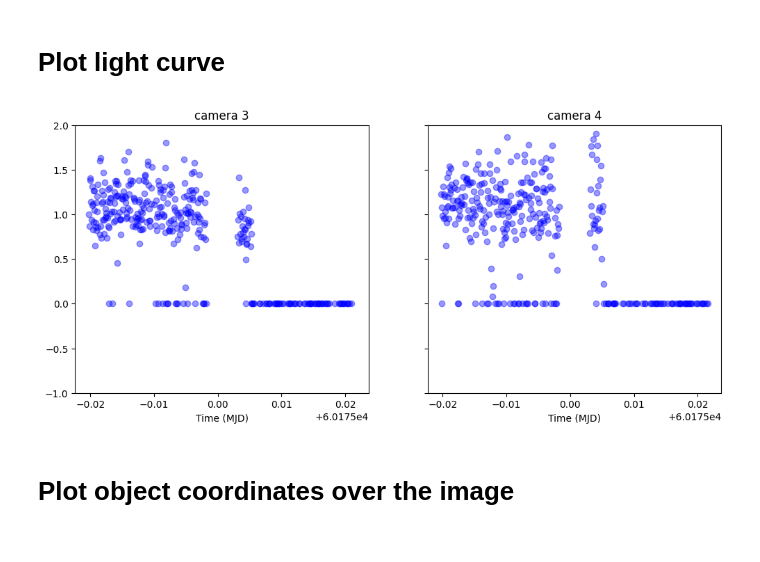
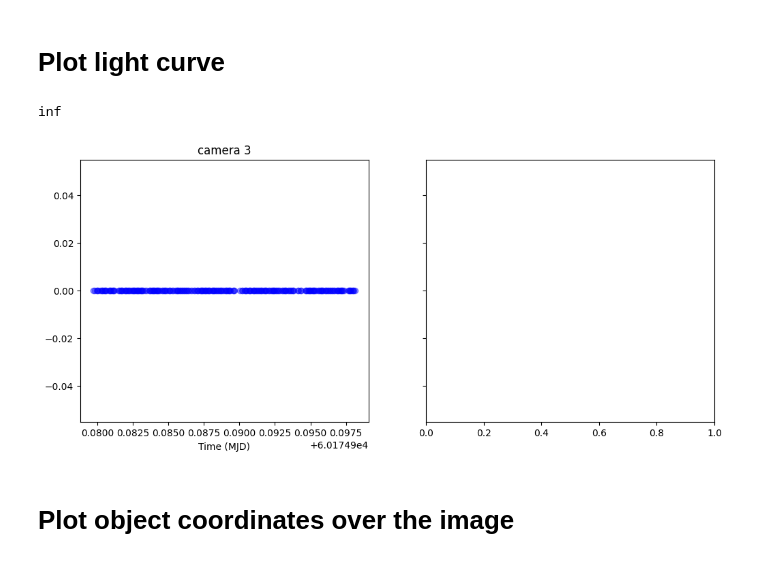
Before and after one commit to DBernardes/Tools-for-the-MOPTOP-pipeline-products, a Jupyter notebook: photometry_extraction.ipynb, the cells around one changed output. Drawn from its saved outputs; the diff is of its cells as text; code cells hidden in the pictures.

```diff
--- a/photometry_extraction.ipynb
+++ b/photometry_extraction.ipynb
@@ -10,8 +10,8 @@ from photometry import Photometry
 
 star_name = "GRB 230818A"
 experiment = "all data"
-_set = "second"
-camera = 4
+_set = "first"
+camera = 3
 max_box_size = 20
 src_path = os.path.join(
     "..",
@@ -131,41 +131,42 @@ src_path = os.path.join(
 )
 csv_path = os.path.join(src_path, "csv")
 fig, axs = plt.subplots(1, 2, figsize=(12, 5), sharey="row")
-for camera in [3, 4]:
+for camera in [3]:
     cand, comp_1, comp_2 = [], [], []
-    for _set in ["first", "second"]:
+    for _set in ["first"]:
         csv_file = os.path.join(csv_path, f"{_set} set", f"candidate_1_cam{camera}.csv")
         cand.append(pd.read_csv(csv_file))
         csv_file = os.path.join(
             csv_path, f"{_set} set", f"comparison_1_cam{camera}.csv"
         )
         comp_1.append(pd.read_csv(csv_file))
         csv_file = os.path.join(
             csv_path, f"{_set} set", f"comparison_2_cam{camera}.csv"
         )
         comp_2.append(pd.read_csv(csv_file))
 
     df = pd.concat(cand, axis=0, ignore_index=True)
     cand = df["star_photons"]
     df = pd.concat(comp_1, axis=0, ignore_index=True)
     comp_1 = df["star_photons"]
     df = pd.concat(comp_2, axis=0, ignore_index=True)
     comp_2 = df["star_photons"]
     comp = comp_1 + comp_2
     cand /= comp
-    median = np.mean(cand[: cand.shape[0] // 2])
-    std = np.std(cand[: cand.shape[0] // 2])
+    median = np.mean(cand)  # [: cand.shape[0] // 2])
     cand /= median
     ax = axs[camera - 3]
     ax.plot(df["mjd"], cand, "bo", alpha=0.4)
     ax.set_xlabel("Time (MJD)")
     ax.set_title(f"camera {camera}")
 
-plt.ylim(-1, 2)
+# plt.ylim(-1, 5)
+print(median)
 plt.savefig(os.path.join(src_path, "light_curve.png"))
 plt.show()
 # %% [output]
+inf
-[figure, old version]
+[figure, new version]
 # %% [markdown]
 # Plot object coordinates over the image
 # %%
```
Also changed, not shown: parts of 2 cells of this notebook, 2 other files.
